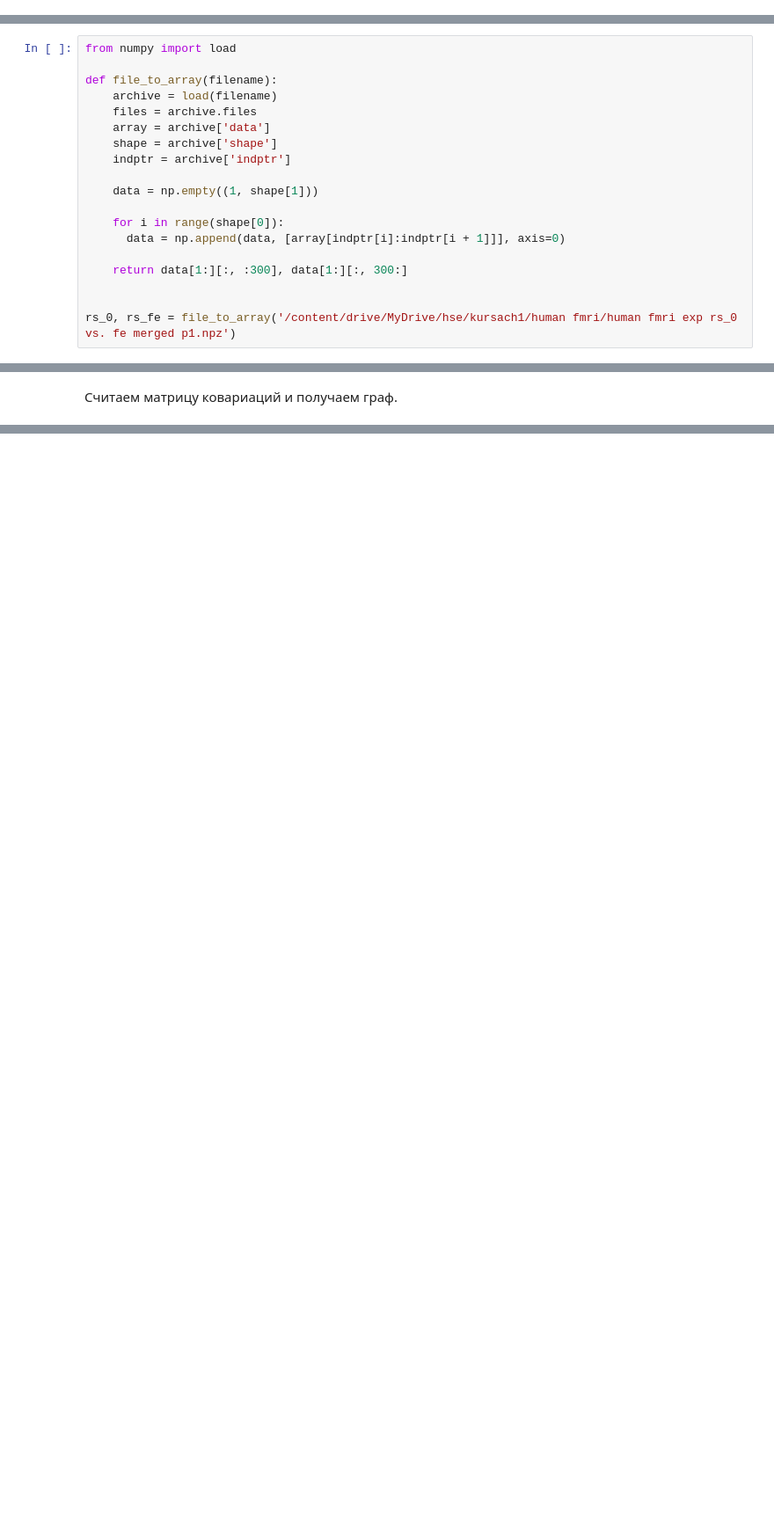
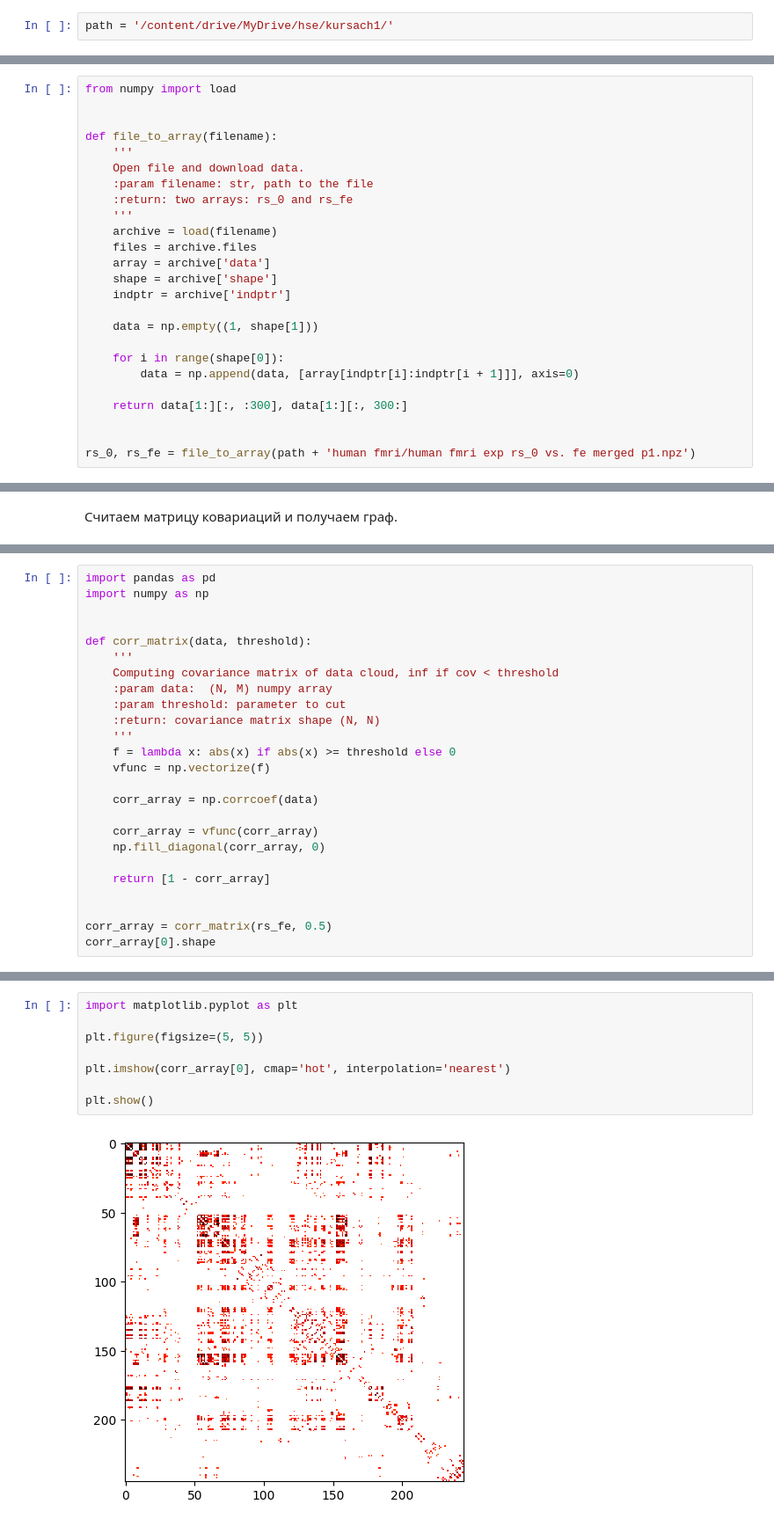
Before and after one commit to sofia-nelipovich/tda, a Jupyter notebook: main.ipynb, the cells around one changed output, grey strips where cells are left out. Shown at 88% size. Cells and saved outputs as stored; diff of their text form; blank space fills up the shorter version.

```diff
--- a/main.ipynb
+++ b/main.ipynb
@@ -45,4 +74,6 @@ from google.colab import drive
 drive.mount('/content/drive')
 # %% [output]
 Mounted at /content/drive
+# %%
+path = '/content/drive/MyDrive/hse/kursach1/'
 # %% [markdown]
@@ -52,7 +83,13 @@ Mounted at /content/drive
 # %%
 from numpy import load
 
+
 def file_to_array(filename):
+    '''
+    Open file and download data.
+    :param filename: str, path to the file
+    :return: two arrays: rs_0 and rs_fe
+    '''
     archive = load(filename)
     files = archive.files
     array = archive['data']
@@ -62,12 +99,12 @@ def file_to_array(filename):
     data = np.empty((1, shape[1]))
 
     for i in range(shape[0]):
-      data = np.append(data, [array[indptr[i]:indptr[i + 1]]], axis=0)
+        data = np.append(data, [array[indptr[i]:indptr[i + 1]]], axis=0)
 
     return data[1:][:, :300], data[1:][:, 300:]
 
 
-rs_0, rs_fe = file_to_array('/content/drive/MyDrive/hse/kursach1/human fmri/human fmri exp rs_0 vs. fe merged p1.npz')
+rs_0, rs_fe = file_to_array(path + 'human fmri/human fmri exp rs_0 vs. fe merged p1.npz')
 # %%
 rs_0.shape
 # %% [output]
@@ -359,0 +116,25 @@ homology 3 with parameter 0.7 done
+# %%
+import pandas as pd
+import numpy as np
+
+
+def corr_matrix(data, threshold):
+    '''
+    Computing covariance matrix of data cloud, inf if cov < threshold
+    :param data:  (N, M) numpy array
+    :param threshold: parameter to cut
+    :return: covariance matrix shape (N, N)
+    '''
+    f = lambda x: abs(x) if abs(x) >= threshold else 0
+    vfunc = np.vectorize(f)
+
+    corr_array = np.corrcoef(data)
+
+    corr_array = vfunc(corr_array)
+    np.fill_diagonal(corr_array, 0)
+
+    return [1 - corr_array]
+
+
+corr_array = corr_matrix(rs_fe, 0.5)
+corr_array[0].shape
@@ -359,0 +145,10 @@ homology 3 with parameter 0.7 done
+# %%
+import matplotlib.pyplot as plt
+
+plt.figure(figsize=(5, 5))
+
+plt.imshow(corr_array[0], cmap='hot', interpolation='nearest')
+
+plt.show()
+# %% [output]
+[figure, added]
```
Also changed, not shown: parts of 85 cells of this notebook.
